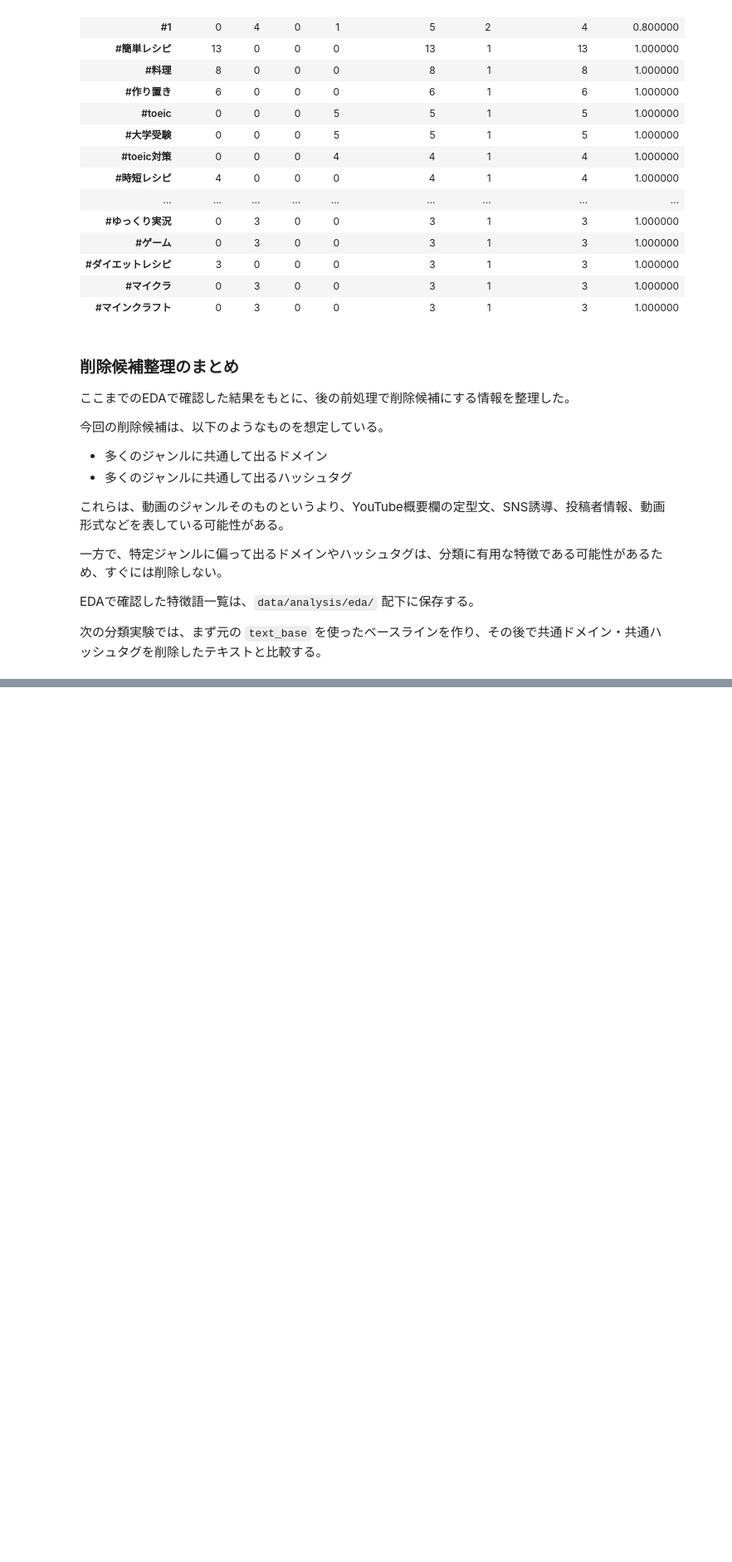
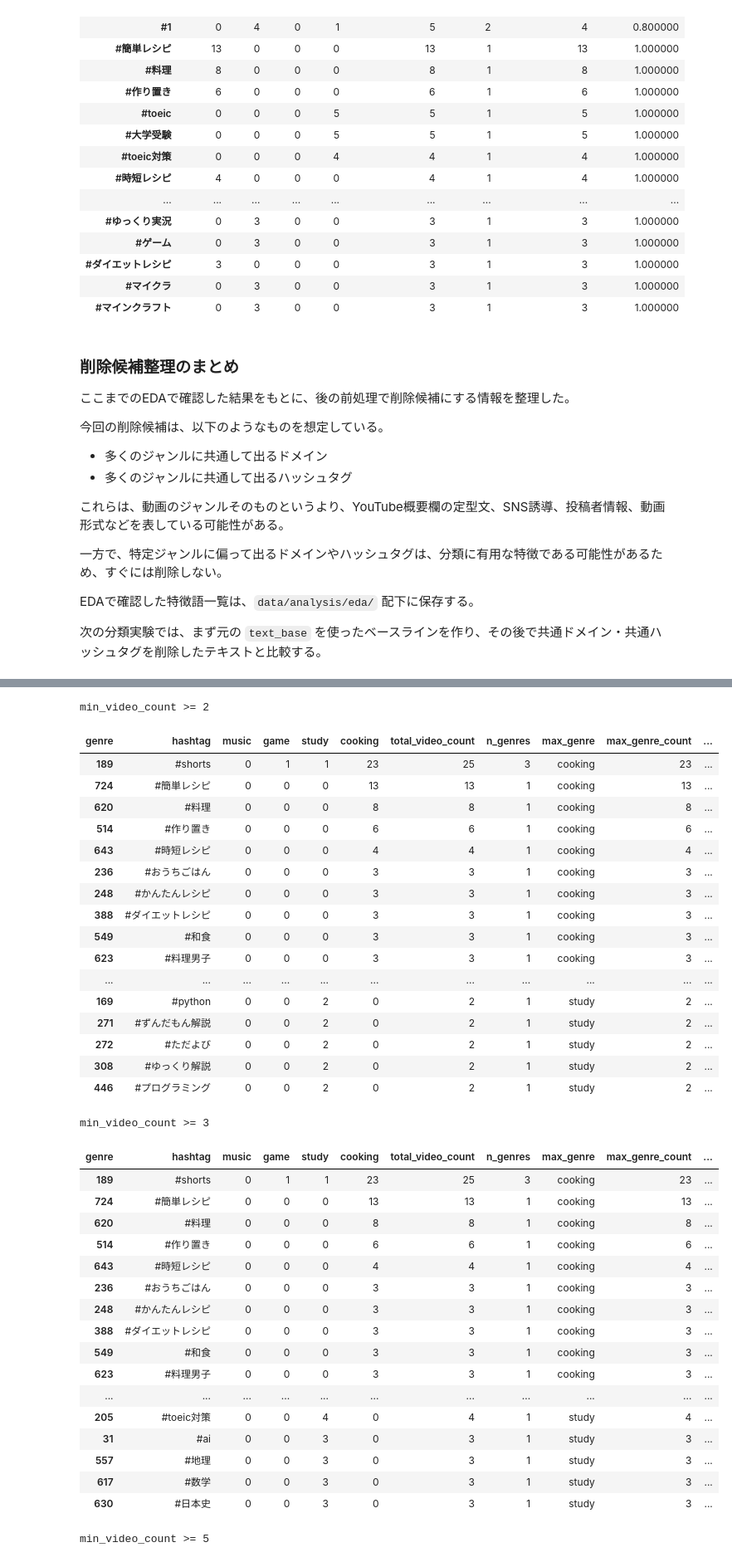
Before and after one commit to eash-misoni/youtube-playlist-classifier-poc, a Jupyter notebook: notebooks/03_eda_visualization.ipynb, the cells around one changed output, grey strips where cells are left out. Shown at 83% size. Drawn from its saved outputs; the diff is of its cells as text; code cells hidden in the pictures; blank space fills up the shorter version.

```diff
--- a/notebooks/03_eda_visualization.ipynb
+++ b/notebooks/03_eda_visualization.ipynb
@@ -2380,0 +2619,22 @@ EDAで確認した特徴語一覧は、`data/analysis/eda/` 配下に保存す
+# %%
+hashtag_cutoff_records = []
+
+for min_video_count in [1, 2, 3, 5, 10]:
+    target = hashtag_count_summary[
+        hashtag_count_summary["total_video_count"] >= min_video_count
+    ]
+
+    hashtag_cutoff_records.append(
+        {
+            "min_video_count": min_video_count,
+            "remaining_hashtag_count": len(target),
+            "remaining_video_hashtag_pairs": target["total_video_count"].sum(),
+            "single_genre_hashtag_count": (target["n_genres"] == 1).sum(),
+            "multi_genre_hashtag_count": (target["n_genres"] >= 2).sum(),
+            "highly_genre_biased_count": (target["max_genre_ratio"] >= 0.8).sum(),
+        }
+    )
+
+hashtag_cutoff_summary = pd.DataFrame(hashtag_cutoff_records)
+
+hashtag_cutoff_summary
@@ -2380,0 +2648,53 @@ EDAで確認した特徴語一覧は、`data/analysis/eda/` 配下に保存す
+# %%
+for min_video_count in [2, 3, 5]:
+    print(f"min_video_count >= {min_video_count}")
+
+    display(
+        hashtag_count_summary[
+            hashtag_count_summary["total_video_count"] >= min_video_count
+        ]
+        .sort_values(
+            ["max_genre", "total_video_count", "max_genre_ratio", "hashtag"],
+            ascending=[True, False, False, True],
+        )
+        .groupby("max_genre")
+        .head(15)
+    )
+# %% [output]
+min_video_count >= 2
+| genre | hashtag | music | game | study | cooking | total_video_count | n_genres | max_genre | max_genre_count | ... |
+| 189 | #shorts | 0 | 1 | 1 | 23 | 25 | 3 | cooking | 23 | ... |
+| 724 | #簡単レシピ | 0 | 0 | 0 | 13 | 13 | 1 | cooking | 13 | ... |
+| 620 | #料理 | 0 | 0 | 0 | 8 | 8 | 1 | cooking | 8 | ... |
+| 514 | #作り置き | 0 | 0 | 0 | 6 | 6 | 1 | cooking | 6 | ... |
+| 643 | #時短レシピ | 0 | 0 | 0 | 4 | 4 | 1 | cooking | 4 | ... |
+| 236 | #おうちごはん | 0 | 0 | 0 | 3 | 3 | 1 | cooking | 3 | ... |
+| 248 | #かんたんレシピ | 0 | 0 | 0 | 3 | 3 | 1 | cooking | 3 | ... |
+| 388 | #ダイエットレシピ | 0 | 0 | 0 | 3 | 3 | 1 | cooking | 3 | ... |
+| 549 | #和食 | 0 | 0 | 0 | 3 | 3 | 1 | cooking | 3 | ... |
+| 623 | #料理男子 | 0 | 0 | 0 | 3 | 3 | 1 | cooking | 3 | ... |
+| ... | ... | ... | ... | ... | ... | ... | ... | ... | ... | ... |
+| 169 | #python | 0 | 0 | 2 | 0 | 2 | 1 | study | 2 | ... |
+| 271 | #ずんだもん解説 | 0 | 0 | 2 | 0 | 2 | 1 | study | 2 | ... |
+| 272 | #ただよび | 0 | 0 | 2 | 0 | 2 | 1 | study | 2 | ... |
+| 308 | #ゆっくり解説 | 0 | 0 | 2 | 0 | 2 | 1 | study | 2 | ... |
+| 446 | #プログラミング | 0 | 0 | 2 | 0 | 2 | 1 | study | 2 | ... |
+min_video_count >= 3
+| genre | hashtag | music | game | study | cooking | total_video_count | n_genres | max_genre | max_genre_count | ... |
+| 189 | #shorts | 0 | 1 | 1 | 23 | 25 | 3 | cooking | 23 | ... |
+| 724 | #簡単レシピ | 0 | 0 | 0 | 13 | 13 | 1 | cooking | 13 | ... |
+| 620 | #料理 | 0 | 0 | 0 | 8 | 8 | 1 | cooking | 8 | ... |
+| 514 | #作り置き | 0 | 0 | 0 | 6 | 6 | 1 | cooking | 6 | ... |
+| 643 | #時短レシピ | 0 | 0 | 0 | 4 | 4 | 1 | cooking | 4 | ... |
+| 236 | #おうちごはん | 0 | 0 | 0 | 3 | 3 | 1 | cooking | 3 | ... |
+| 248 | #かんたんレシピ | 0 | 0 | 0 | 3 | 3 | 1 | cooking | 3 | ... |
+| 388 | #ダイエットレシピ | 0 | 0 | 0 | 3 | 3 | 1 | cooking | 3 | ... |
+| 549 | #和食 | 0 | 0 | 0 | 3 | 3 | 1 | cooking | 3 | ... |
+| 623 | #料理男子 | 0 | 0 | 0 | 3 | 3 | 1 | cooking | 3 | ... |
+| ... | ... | ... | ... | ... | ... | ... | ... | ... | ... | ... |
+| 205 | #toeic対策 | 0 | 0 | 4 | 0 | 4 | 1 | study | 4 | ... |
+| 31 | #ai | 0 | 0 | 3 | 0 | 3 | 1 | study | 3 | ... |
+| 557 | #地理 | 0 | 0 | 3 | 0 | 3 | 1 | study | 3 | ... |
+| 617 | #数学 | 0 | 0 | 3 | 0 | 3 | 1 | study | 3 | ... |
+| 630 | #日本史 | 0 | 0 | 3 | 0 | 3 | 1 | study | 3 | ... |
+min_video_count >= 5
```
Also changed, not shown: parts of 78 cells of this notebook.
